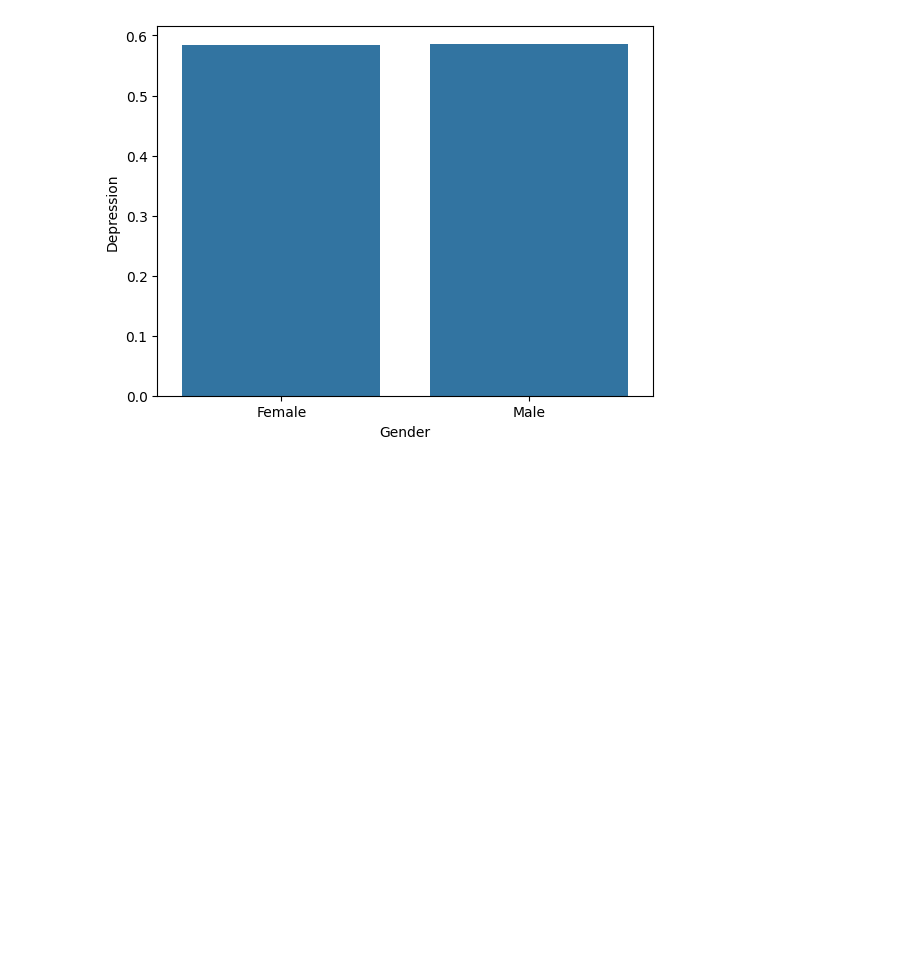
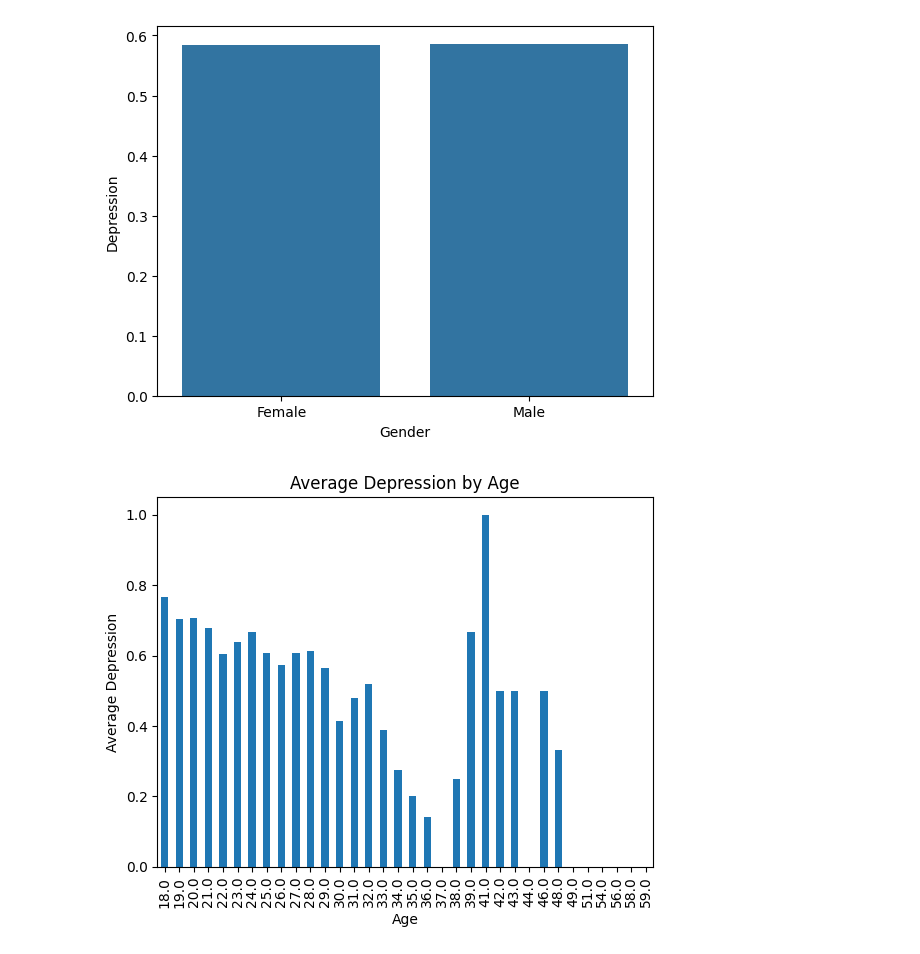
Before and after one commit to Jfdeev/Dashboard-Giroto, a Jupyter notebook: main.ipynb, the cells around one changed output. Saved outputs shown, nothing was run; the diff lists cells and outputs as text; code cells hidden in the pictures; blank space fills up the shorter version.

```diff
--- a/main.ipynb
+++ b/main.ipynb
@@ -20,3 +20,14 @@ sns.barplot(data=aggregated_data, x='Gender', y='Depression')
 # %% [output]
 <Axes: xlabel='Gender', ylabel='Depression'>
 [figure]
+# %%
+import matplotlib.pyplot as plt
+
+df.groupby('Age')['Depression'].mean().plot(kind='bar')
+
+plt.title('Average Depression by Age')
+plt.xlabel('Age')
+plt.ylabel('Average Depression')
+plt.show()
+# %% [output]
+[figure, added]
```
Also changed, not shown: parts of 2 cells of this notebook.
